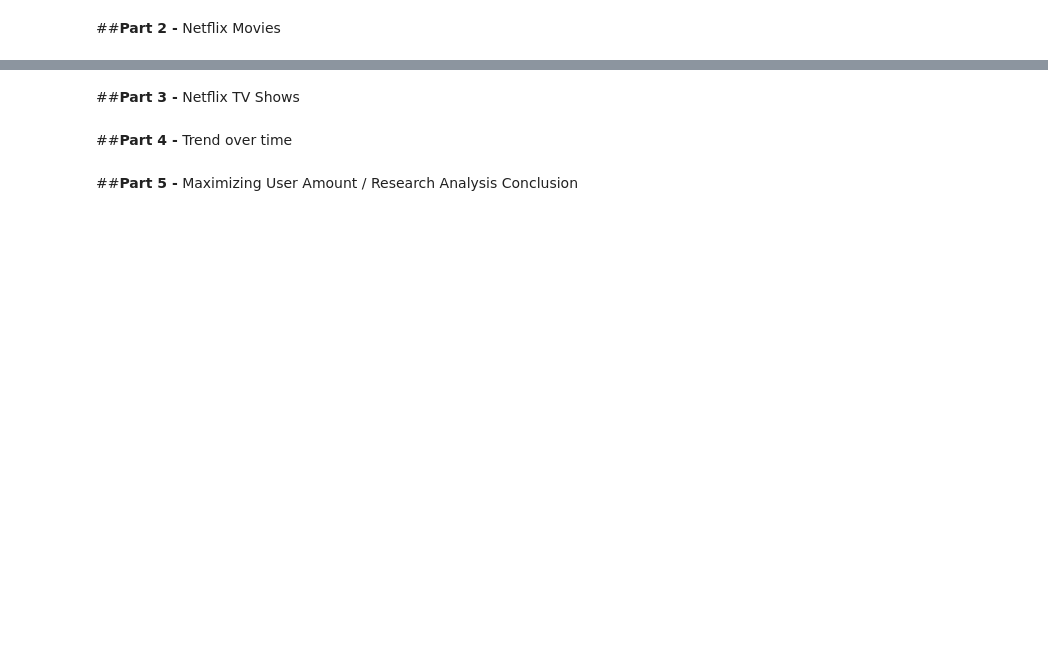
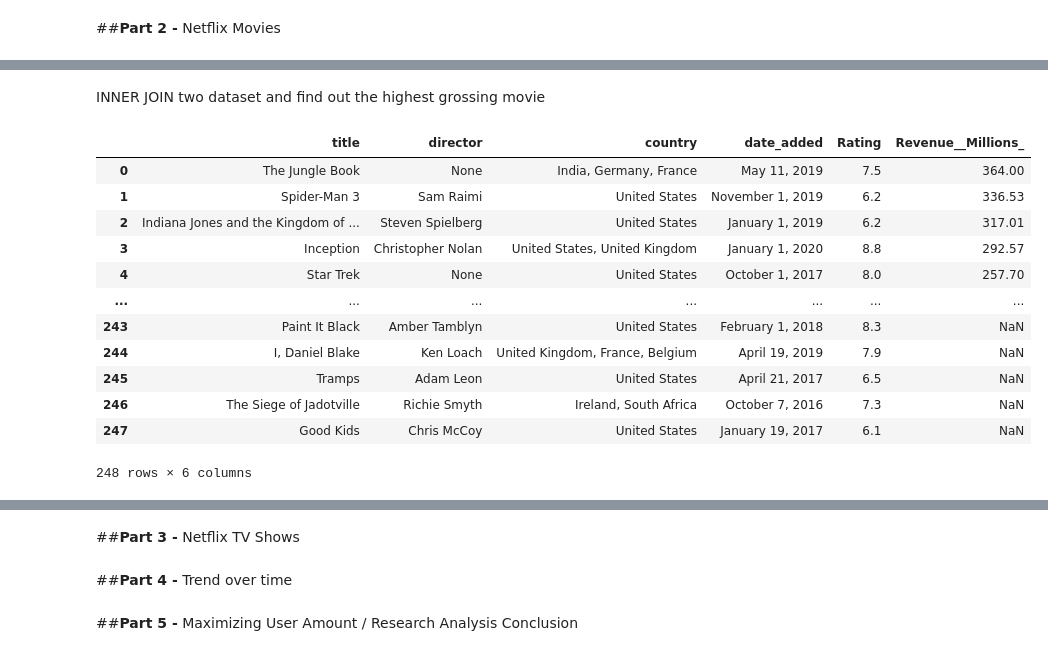
Before and after one commit to aditya248/Netflix-Exploratory-Data-Analysis, a Jupyter notebook: BA775_TeamProject_B2T8.ipynb, the cells around one changed output, grey strips where cells are left out. Saved outputs shown, nothing was run; the diff lists cells and outputs as text; code cells hidden in the pictures; blank space fills up the shorter version.

```diff
--- a/BA775_TeamProject_B2T8.ipynb
+++ b/BA775_TeamProject_B2T8.ipynb
@@ -32,9 +140,23 @@ LIMIT 10
+# %% [markdown]
+INNER JOIN two dataset and find out the highest grossing movie
 # %%
-## Find out the best movie for each year
 %%bigquery --project=ba775-team8-b2
-SELECT r.year, MAX(r.Rating) AS Best_Rating
+SELECT n.title, n.director, n.country, n.date_added, r.Rating, r.Revenue__Millions_
 FROM `ba775-team8-b2.Netflix.netflix_titles` as n
 INNER JOIN `ba775-team8-b2.Netflix.IMBd_movies_ratings` as r
-  ON lower(n.title) = lower(r.title)
-GROUP BY r.year
-ORDER BY r.year
+   ON lower(n.title) = lower(r.title)
+ORDER BY r.Revenue__Millions_ DESC
+# %% [output]
+|  | title | director | country | date_added | Rating | Revenue__Millions_ |
+| 0 | The Jungle Book | None | India, Germany, France | May 11, 2019 | 7.5 | 364.00 |
+| 1 | Spider-Man 3 | Sam Raimi | United States | November 1, 2019 | 6.2 | 336.53 |
+| 2 | Indiana Jones and the Kingdom of ... | Steven Spielberg | United States | January 1, 2019 | 6.2 | 317.01 |
+| 3 | Inception | Christopher Nolan | United States, United Kingdom | January 1, 2020 | 8.8 | 292.57 |
+| 4 | Star Trek | None | United States | October 1, 2017 | 8.0 | 257.70 |
+| ... | ... | ... | ... | ... | ... | ... |
+| 243 | Paint It Black | Amber Tamblyn | United States | February 1, 2018 | 8.3 | NaN |
+| 244 | I, Daniel Blake | Ken Loach | United Kingdom, France, Belgium | April 19, 2019 | 7.9 | NaN |
+| 245 | Tramps | Adam Leon | United States | April 21, 2017 | 6.5 | NaN |
+| 246 | The Siege of Jadotville | Richie Smyth | Ireland, South Africa | October 7, 2016 | 7.3 | NaN |
+| 247 | Good Kids | Chris McCoy | United States | January 19, 2017 | 6.1 | NaN |
+248 rows × 6 columns
```
Also changed, not shown: parts of 15 cells of this notebook.
